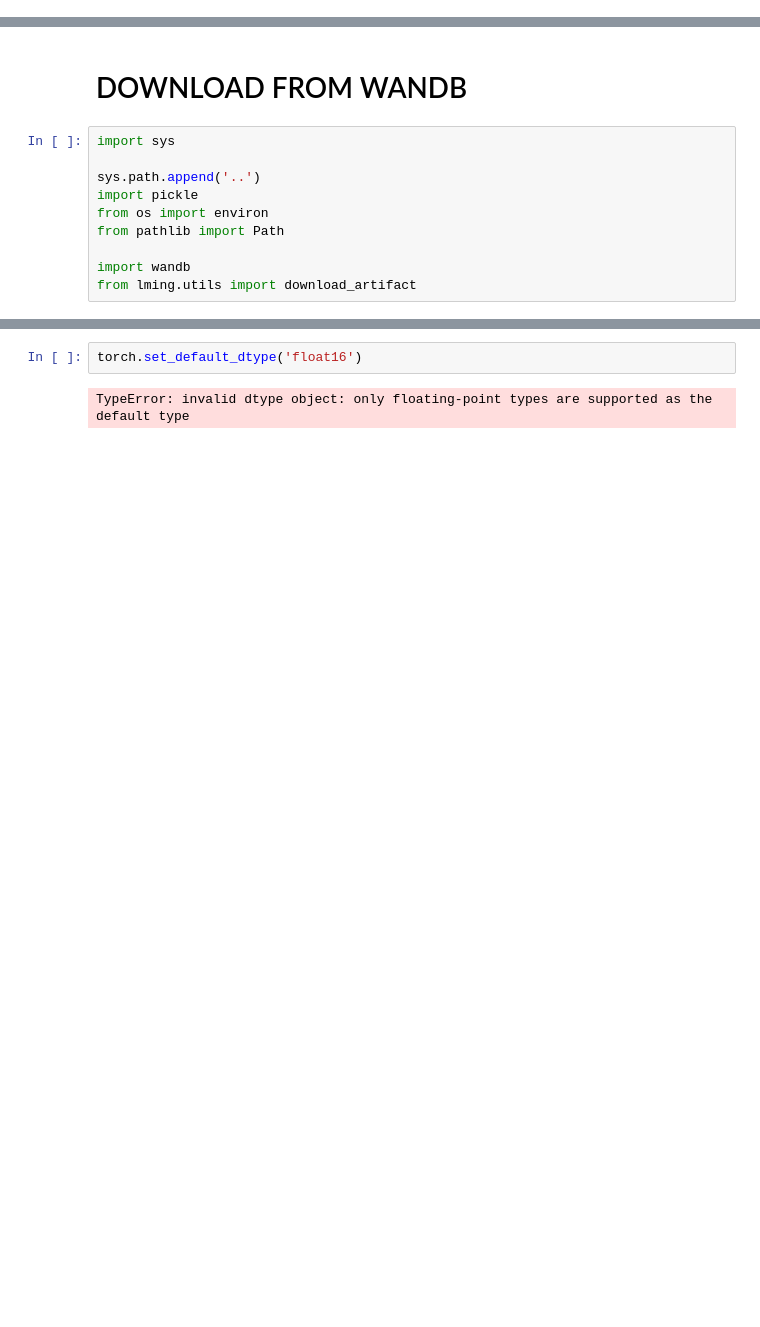
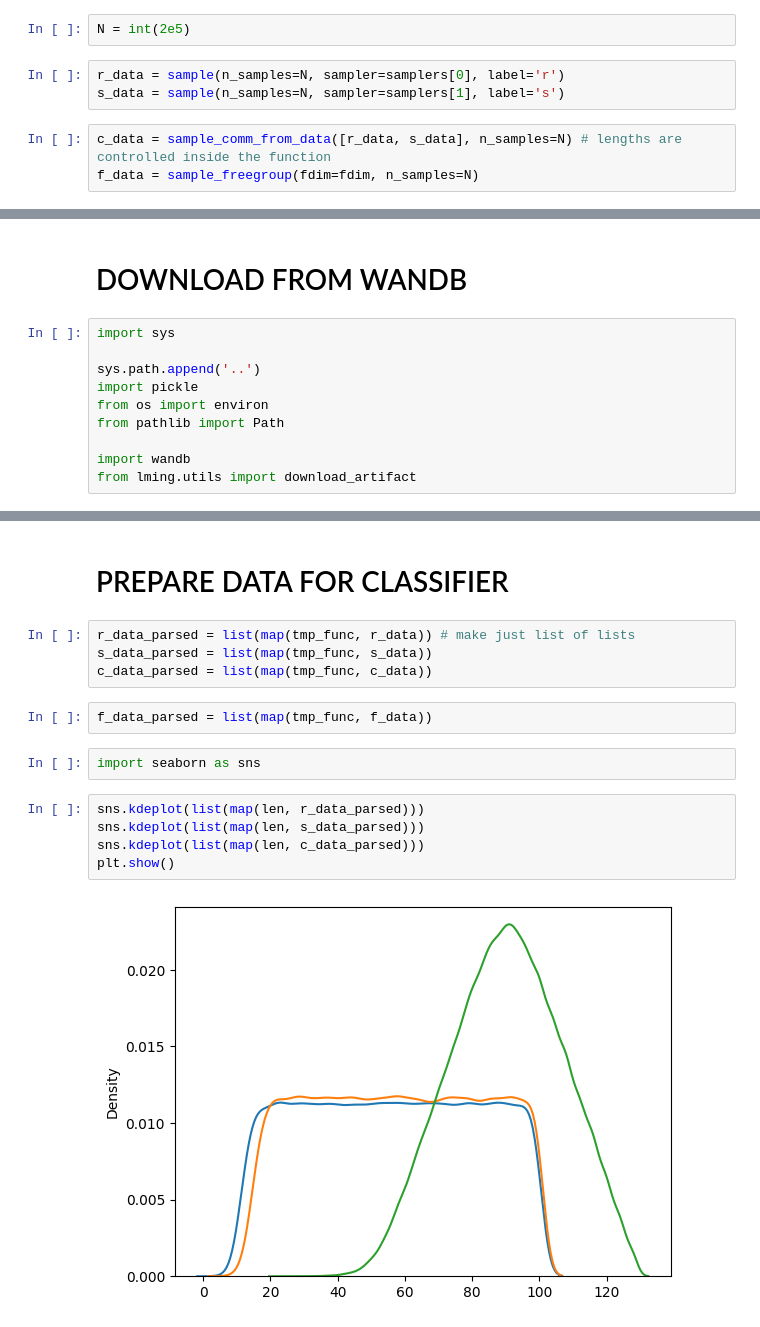
Before and after one commit to ocenandor/whitehead, a Jupyter notebook: notebooks/001_prepare_whitehead_data.ipynb, the cells around one changed output, grey strips where cells are left out. Saved outputs shown, nothing was run; the diff lists cells and outputs as text; blank space fills up the shorter version.

Commit message:
clean notebook for data preparing change commutator sampling, add notebook for classification

```diff
--- a/notebooks/001_prepare_whitehead_data.ipynb
+++ b/notebooks/001_prepare_whitehead_data.ipynb
@@ -191,0 +240,8 @@ dict_keys(['input_ids', 'attention_mask', 'labels'])
+# %%
+N = int(2e5)
+# %%
+r_data = sample(n_samples=N, sampler=samplers[0], label='r')
+s_data = sample(n_samples=N, sampler=samplers[1], label='s')
+# %%
+c_data = sample_comm_from_data([r_data, s_data], n_samples=N) # lengths are controlled inside the function
+f_data = sample_freegroup(fdim=fdim, n_samples=N)
@@ -290,4 +452,17 @@ import torch
-# %%
-torch.set_default_dtype('float16')
-# %% [output]
-TypeError: invalid dtype object: only floating-point types are supported as the default type
+# %% [markdown]
+# PREPARE DATA FOR CLASSIFIER
+# %%
+r_data_parsed = list(map(tmp_func, r_data)) # make just list of lists
+s_data_parsed = list(map(tmp_func, s_data))
+c_data_parsed = list(map(tmp_func, c_data))
+# %%
+f_data_parsed = list(map(tmp_func, f_data))
+# %%
+import seaborn as sns
+# %%
+sns.kdeplot(list(map(len, r_data_parsed)))
+sns.kdeplot(list(map(len, s_data_parsed)))
+sns.kdeplot(list(map(len, c_data_parsed)))
+plt.show()
+# %% [output]
+[figure, added]
```
Also changed, not shown: parts of 91 cells of this notebook, 1 other file.
